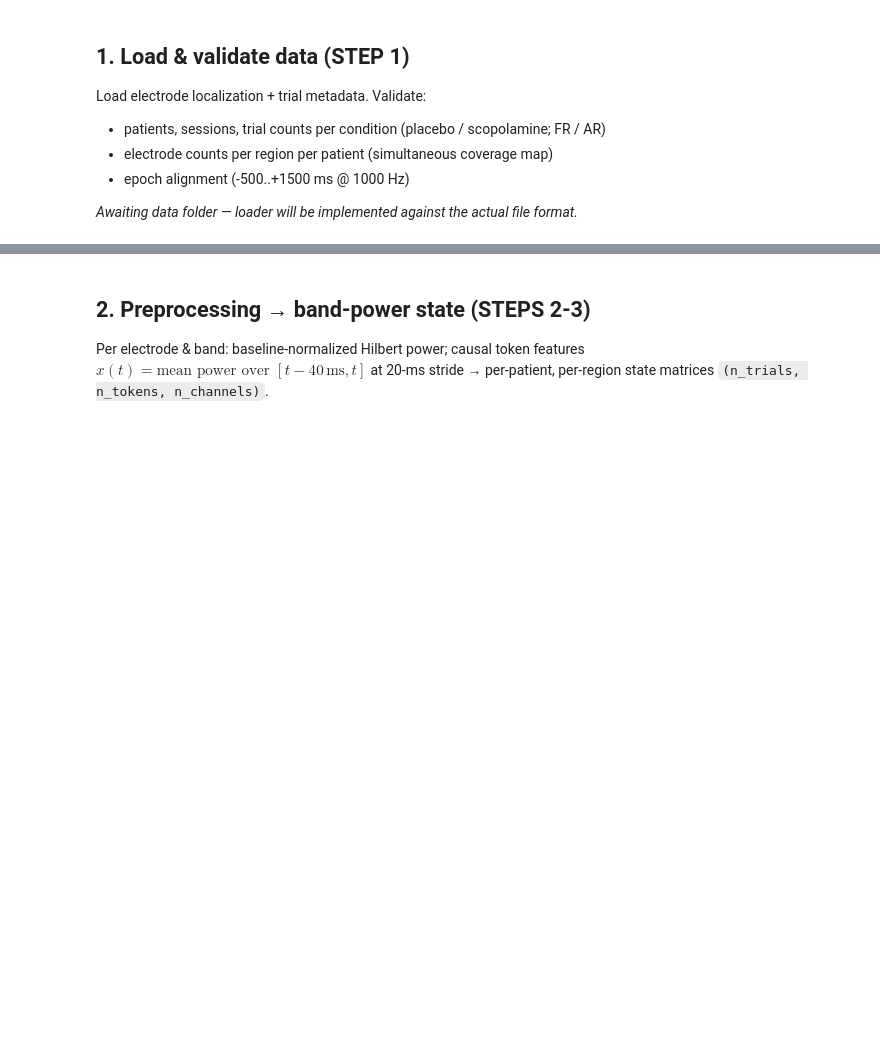
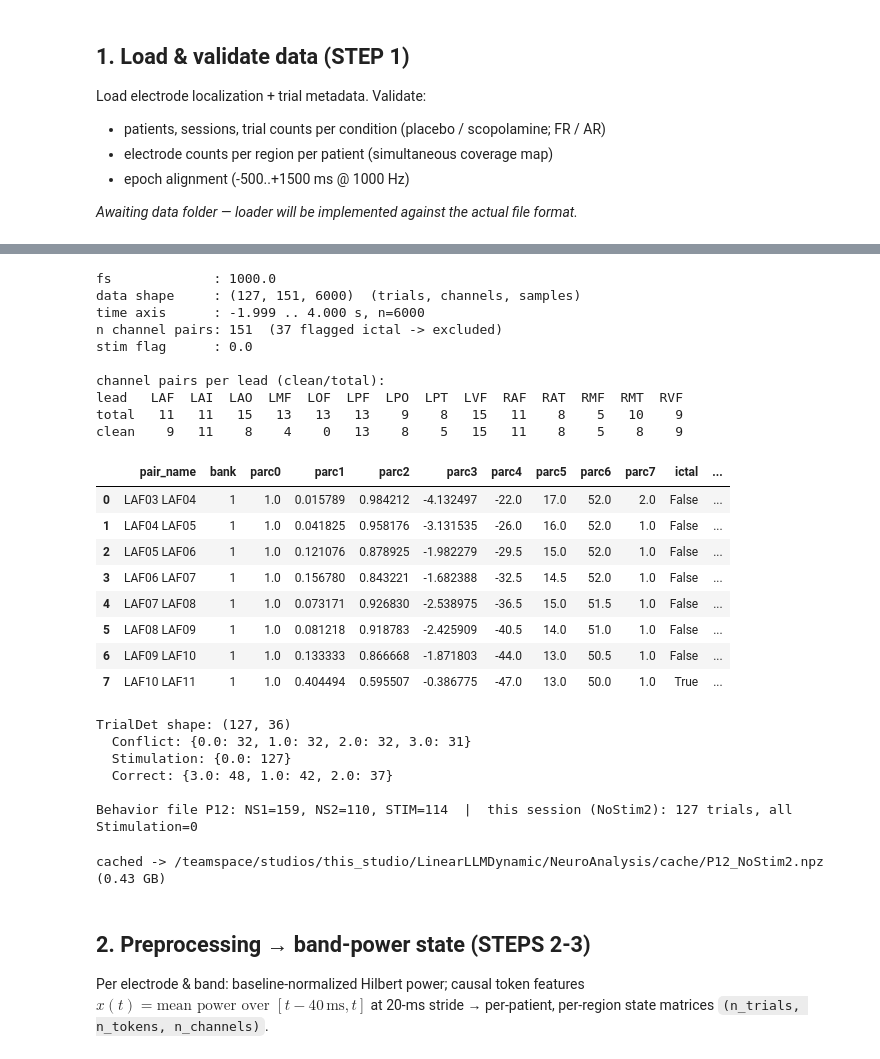
Before and after one commit to rgs2151/controller, a Jupyter notebook: NeuroAnalysis/brain_local_linearization.ipynb, the cells around one changed output, grey strips where cells are left out. Drawn from its saved outputs; the diff is of its cells as text; code cells hidden in the pictures; blank space fills up the shorter version.

```diff
--- a/NeuroAnalysis/brain_local_linearization.ipynb
+++ b/NeuroAnalysis/brain_local_linearization.ipynb
@@ -92,3 +239,81 @@ Load electrode localization + trial metadata. Validate:
+# %%
+# --- Validate the loader on the first complete session file (P12 NoStim2) ---
+sess = load_session(HERE / "BIPOLFieldTripFormat_AlignedToImagePresent_P12_NoStim2.mat")
+
+print(f"fs             : {sess['fs']}")
+print(f"data shape     : {sess['data'].shape}  (trials, channels, samples)")
+print(f"time axis      : {sess['time'][0]:.3f} .. {sess['time'][-1]:.3f} s, n={len(sess['time'])}")
+print(f"n channel pairs: {len(sess['channels'])}  ({sess['channels']['ictal'].sum()} flagged ictal -> excluded)")
+print(f"stim flag      : {sess['stim_flag']}")
+
+# electrode groups by lead prefix (e.g. LAF = left anterior frontal lead)
+sess["channels"]["lead"] = sess["channels"]["pair_name"].str.extract(r"^([A-Za-z]+)")
+print("\nchannel pairs per lead (clean/total):")
+grp = sess["channels"].groupby("lead").agg(total=("pair_name", "size"), clean=("ictal", lambda s: (~s).sum()))
+print(grp.T.to_string())
+
+display(sess["channels"].head(8))
+
+# TrialDet sanity vs behavior table
+td = sess["trials"]
+print(f"\nTrialDet shape: {td.shape}")
+for c in ["Conflict", "Stimulation", "Correct"]:
+    print(f"  {c}: {td[c].value_counts().to_dict()}")
+p12 = trial_metadata[trial_metadata.subject == "P12"]
+print(f"\nBehavior file P12: NS1={len(p12[p12.condition=='NS1'])}, NS2={len(p12[p12.condition=='NS2'])}, "
+      f"STIM={len(p12[p12.condition=='STIM'])}  |  this session (NoStim2): {len(td)} trials, all Stimulation=0")
+# %% [output]
+fs             : 1000.0
+data shape     : (127, 151, 6000)  (trials, channels, samples)
+time axis      : -1.999 .. 4.000 s, n=6000
+n channel pairs: 151  (37 flagged ictal -> excluded)
+stim flag      : 0.0
+
+channel pairs per lead (clean/total):
+lead   LAF  LAI  LAO  LMF  LOF  LPF  LPO  LPT  LVF  RAF  RAT  RMF  RMT  RVF
+total   11   11   15   13   13   13    9    8   15   11    8    5   10    9
+clean    9   11    8    4    0   13    8    5   15   11    8    5    8    9
+|  | pair_name | bank | parc0 | parc1 | parc2 | parc3 | parc4 | parc5 | parc6 | parc7 | ictal | ... |
+| 0 | LAF03 LAF04 | 1 | 1.0 | 0.015789 | 0.984212 | -4.132497 | -22.0 | 17.0 | 52.0 | 2.0 | False | ... |
+| 1 | LAF04 LAF05 | 1 | 1.0 | 0.041825 | 0.958176 | -3.131535 | -26.0 | 16.0 | 52.0 | 1.0 | False | ... |
+| 2 | LAF05 LAF06 | 1 | 1.0 | 0.121076 | 0.878925 | -1.982279 | -29.5 | 15.0 | 52.0 | 1.0 | False | ... |
+| 3 | LAF06 LAF07 | 1 | 1.0 | 0.156780 | 0.843221 | -1.682388 | -32.5 | 14.5 | 52.0 | 1.0 | False | ... |
+| 4 | LAF07 LAF08 | 1 | 1.0 | 0.073171 | 0.926830 | -2.538975 | -36.5 | 15.0 | 51.5 | 1.0 | False | ... |
+| 5 | LAF08 LAF09 | 1 | 1.0 | 0.081218 | 0.918783 | -2.425909 | -40.5 | 14.0 | 51.0 | 1.0 | False | ... |
+| 6 | LAF09 LAF10 | 1 | 1.0 | 0.133333 | 0.866668 | -1.871803 | -44.0 | 13.0 | 50.5 | 1.0 | False | ... |
+| 7 | LAF10 LAF11 | 1 | 1.0 | 0.404494 | 0.595507 | -0.386775 | -47.0 | 13.0 | 50.0 | 1.0 | True | ... |
+TrialDet shape: (127, 36)
+  Conflict: {0.0: 32, 1.0: 32, 2.0: 32, 3.0: 31}
+  Stimulation: {0.0: 127}
+  Correct: {3.0: 48, 1.0: 42, 2.0: 37}
+
+Behavior file P12: NS1=159, NS2=110, STIM=114  |  this session (NoStim2): 127 trials, all Stimulation=0
+# %%
+# --- Cache loaded sessions to local npz (uploads are unstable and get overwritten) ---
+CACHE_DIR = HERE / "cache"
+CACHE_DIR.mkdir(exist_ok=True)
+
+def cache_session(sess, name):
+    out = CACHE_DIR / f"{name}.npz"
+    np.savez_compressed(
+        out, data=sess["data"], time=sess["time"], fs=sess["fs"],
+        trials_csv=sess["trials"].to_csv(index=False),
+        channels_csv=sess["channels"].to_csv(index=False),
+        stim_flag=sess["stim_flag"])
+    print(f"cached -> {out} ({out.stat().st_size/1e9:.2f} GB)")
+
+def load_cached(name):
+    import io
+    f = np.load(CACHE_DIR / f"{name}.npz", allow_pickle=False)
+    return {"data": f["data"], "time": f["time"], "fs": float(f["fs"]),
+            "trials": pd.read_csv(io.StringIO(str(f["trials_csv"]))),
+            "channels": pd.read_csv(io.StringIO(str(f["channels_csv"]))),
+            "stim_flag": float(f["stim_flag"])}
+
+if not (CACHE_DIR / "P12_NoStim2.npz").exists():
+    cache_session(sess, "P12_NoStim2")
+# %% [output]
+cached -> /teamspace/studios/this_studio/LinearLLMDynamic/NeuroAnalysis/cache/P12_NoStim2.npz (0.43 GB)
 # %% [markdown]
 ## 2. Preprocessing → band-power state (STEPS 2-3)
 
```
Also changed, not shown: parts of 9 cells of this notebook, 3 other files.
